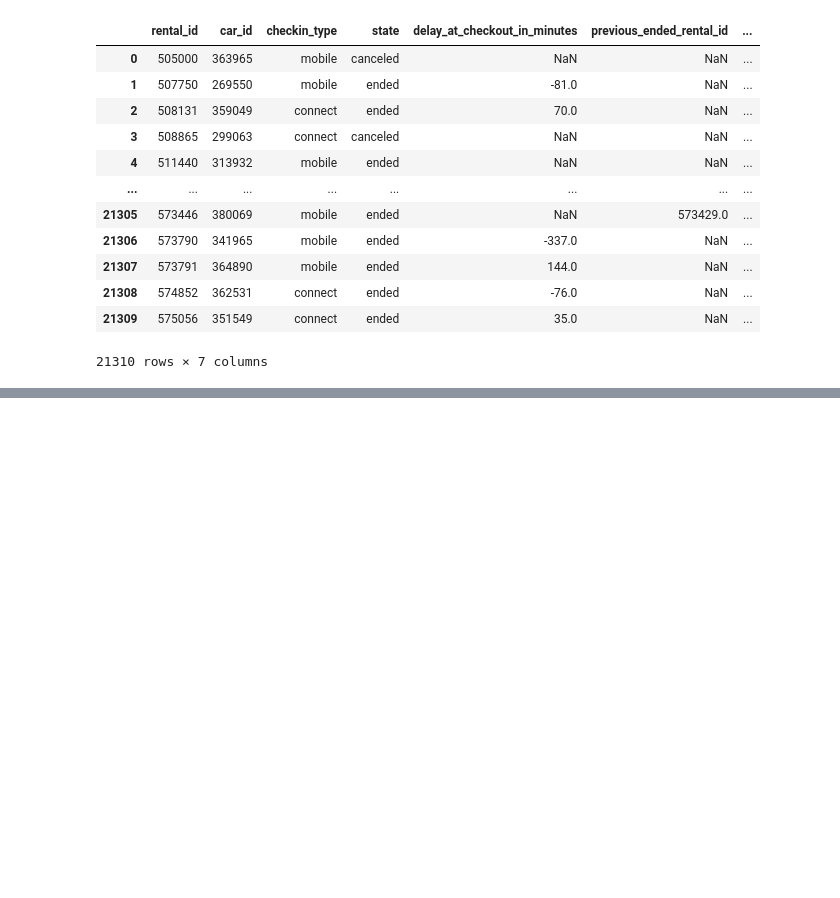
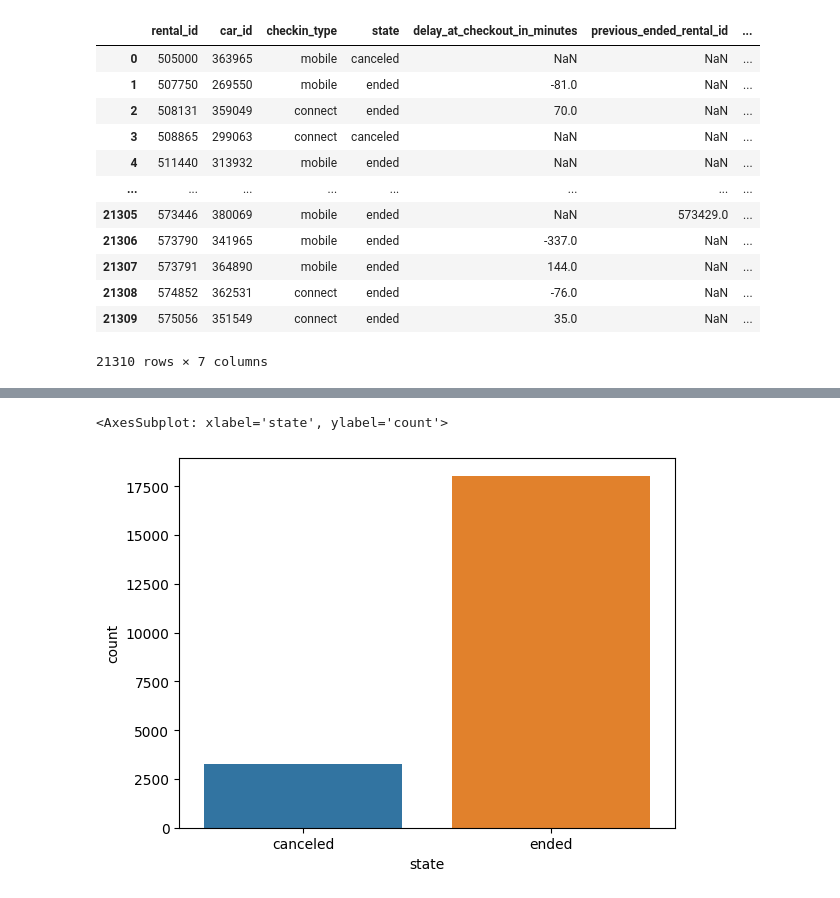
Before and after one commit to Stylomines/GetAround, a Jupyter notebook: get_around.ipynb, the cells around one changed output, grey strips where cells are left out. Drawn from its saved outputs; the diff is of its cells as text; code cells hidden in the pictures; blank space fills up the shorter version.

```diff
--- a/get_around.ipynb
+++ b/get_around.ipynb
@@ -24 +74,6 @@ df_delay
+# %%
+sns.countplot(x=df_delay['state'])
+# %% [output]
+<AxesSubplot: xlabel='state', ylabel='count'>
+[figure, added]
 # %%
```
Also changed, not shown: parts of 8 cells of this notebook.
